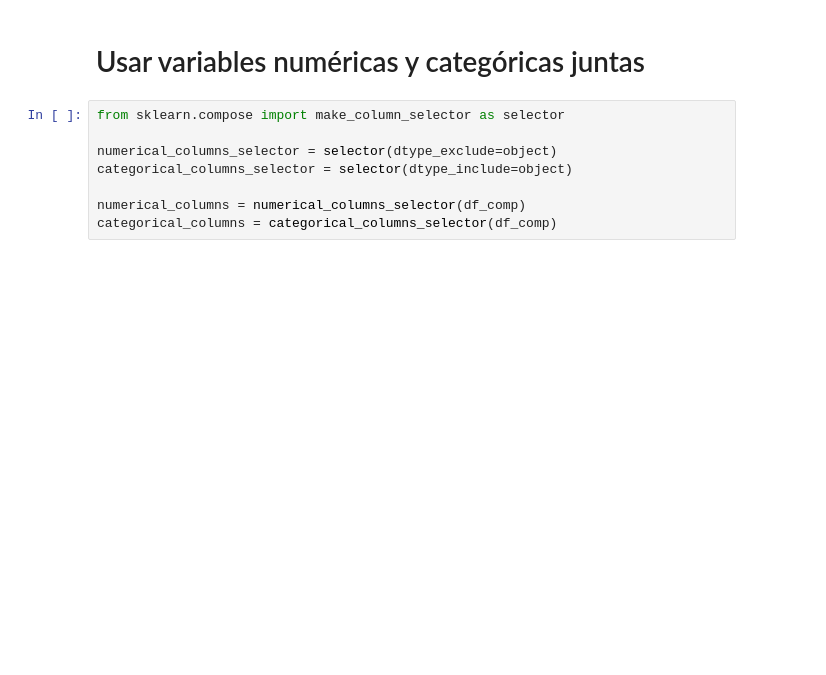
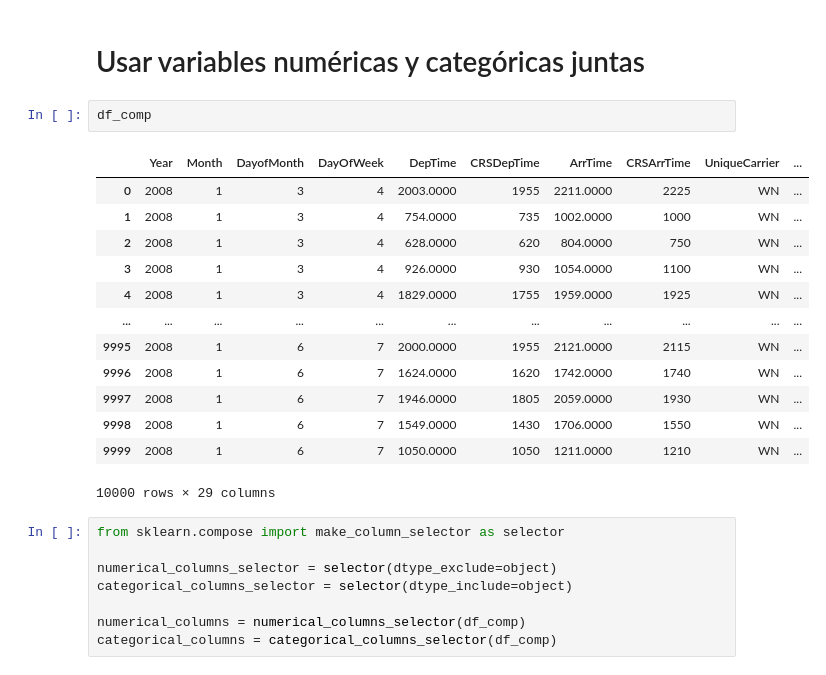
Before and after one commit to ricardoahumada/-Pythor_for_Data_Science, a Jupyter notebook: cap1/1.3.Introduccion_a_Scikitlearn.ipynb, the cells around one changed output. Drawn from its saved outputs; the diff is of its cells as text; blank space fills up the shorter version.

```diff
--- a/cap1/1.3.Introduccion_a_Scikitlearn.ipynb
+++ b/cap1/1.3.Introduccion_a_Scikitlearn.ipynb
@@ -344,5 +671,21 @@ pd.DataFrame(categorizados,columns=["Rango"]).value_counts()
 # %% [markdown]
 # Usar variables numéricas y categóricas juntas
+# %%
+df_comp
+# %% [output]
+|  | Year | Month | DayofMonth | DayOfWeek | DepTime | CRSDepTime | ArrTime | CRSArrTime | UniqueCarrier | ... |
+| 0 | 2008 | 1 | 3 | 4 | 2003.0000 | 1955 | 2211.0000 | 2225 | WN | ... |
+| 1 | 2008 | 1 | 3 | 4 | 754.0000 | 735 | 1002.0000 | 1000 | WN | ... |
+| 2 | 2008 | 1 | 3 | 4 | 628.0000 | 620 | 804.0000 | 750 | WN | ... |
+| 3 | 2008 | 1 | 3 | 4 | 926.0000 | 930 | 1054.0000 | 1100 | WN | ... |
+| 4 | 2008 | 1 | 3 | 4 | 1829.0000 | 1755 | 1959.0000 | 1925 | WN | ... |
+| ... | ... | ... | ... | ... | ... | ... | ... | ... | ... | ... |
+| 9995 | 2008 | 1 | 6 | 7 | 2000.0000 | 1955 | 2121.0000 | 2115 | WN | ... |
+| 9996 | 2008 | 1 | 6 | 7 | 1624.0000 | 1620 | 1742.0000 | 1740 | WN | ... |
+| 9997 | 2008 | 1 | 6 | 7 | 1946.0000 | 1805 | 2059.0000 | 1930 | WN | ... |
+| 9998 | 2008 | 1 | 6 | 7 | 1549.0000 | 1430 | 1706.0000 | 1550 | WN | ... |
+| 9999 | 2008 | 1 | 6 | 7 | 1050.0000 | 1050 | 1211.0000 | 1210 | WN | ... |
+10000 rows × 29 columns
 # %%
 from sklearn.compose import make_column_selector as selector
 
```
Also changed, not shown: parts of 59 cells of this notebook, 4 other files.
